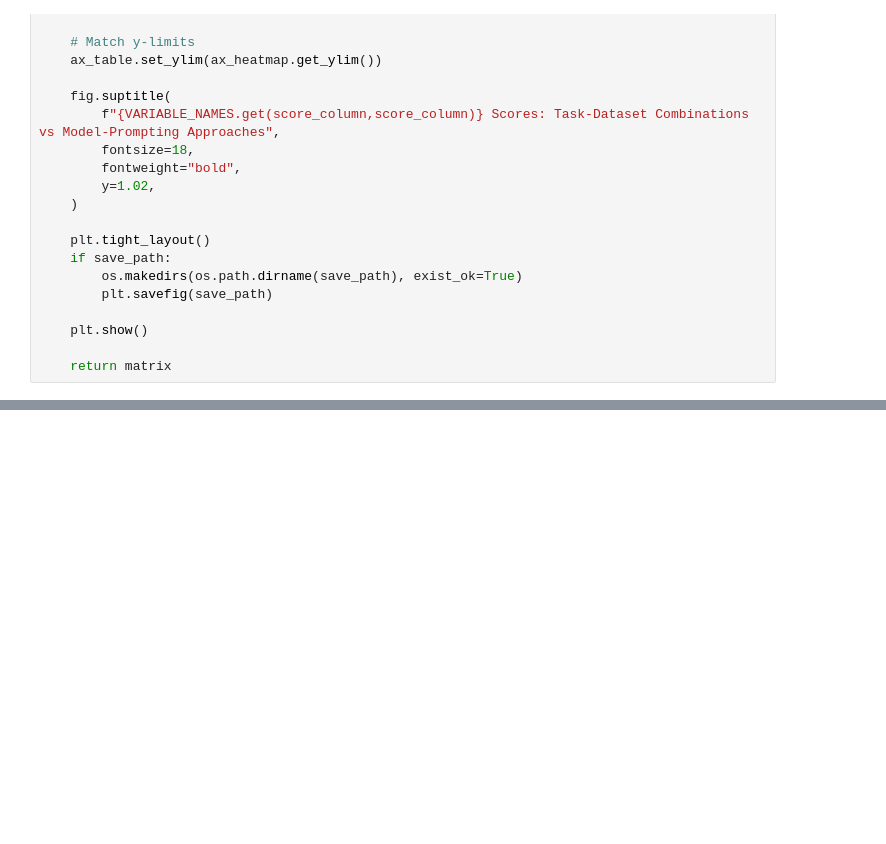
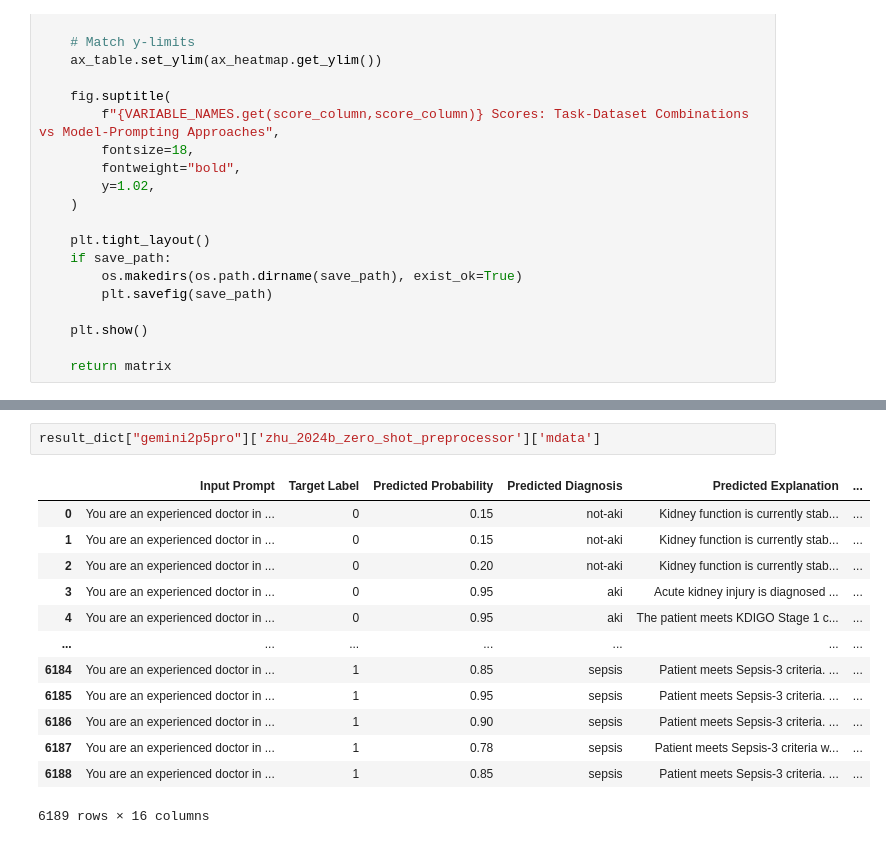
Before and after one commit to j4nberner/pulse, a Jupyter notebook: evaluation_notebooks/pulse_benchmark_evaluation.ipynb, the cells around one changed output, grey strips where cells are left out. Cells and saved outputs as stored; diff of their text form; blank space fills up the shorter version.

```diff
--- a/evaluation_notebooks/pulse_benchmark_evaluation.ipynb
+++ b/evaluation_notebooks/pulse_benchmark_evaluation.ipynb
@@ -475,0 +675,16 @@ create_results_heatmap(results_df, score_column="auprc", figsize=(16, 10), save_
+# %%
+result_dict["gemini2p5pro"]['zhu_2024b_zero_shot_preprocessor']['mdata']
+# %% [output]
+|  | Input Prompt | Target Label | Predicted Probability | Predicted Diagnosis | Predicted Explanation | ... |
+| 0 | You are an experienced doctor in ... | 0 | 0.15 | not-aki | Kidney function is currently stab... | ... |
+| 1 | You are an experienced doctor in ... | 0 | 0.15 | not-aki | Kidney function is currently stab... | ... |
+| 2 | You are an experienced doctor in ... | 0 | 0.20 | not-aki | Kidney function is currently stab... | ... |
+| 3 | You are an experienced doctor in ... | 0 | 0.95 | aki | Acute kidney injury is diagnosed ... | ... |
+| 4 | You are an experienced doctor in ... | 0 | 0.95 | aki | The patient meets KDIGO Stage 1 c... | ... |
+| ... | ... | ... | ... | ... | ... | ... |
+| 6184 | You are an experienced doctor in ... | 1 | 0.85 | sepsis | Patient meets Sepsis-3 criteria. ... | ... |
+| 6185 | You are an experienced doctor in ... | 1 | 0.95 | sepsis | Patient meets Sepsis-3 criteria. ... | ... |
+| 6186 | You are an experienced doctor in ... | 1 | 0.90 | sepsis | Patient meets Sepsis-3 criteria. ... | ... |
+| 6187 | You are an experienced doctor in ... | 1 | 0.78 | sepsis | Patient meets Sepsis-3 criteria w... | ... |
+| 6188 | You are an experienced doctor in ... | 1 | 0.85 | sepsis | Patient meets Sepsis-3 criteria. ... | ... |
+6189 rows × 16 columns
```
Also changed, not shown: parts of 15 cells of this notebook, 17 other files.
